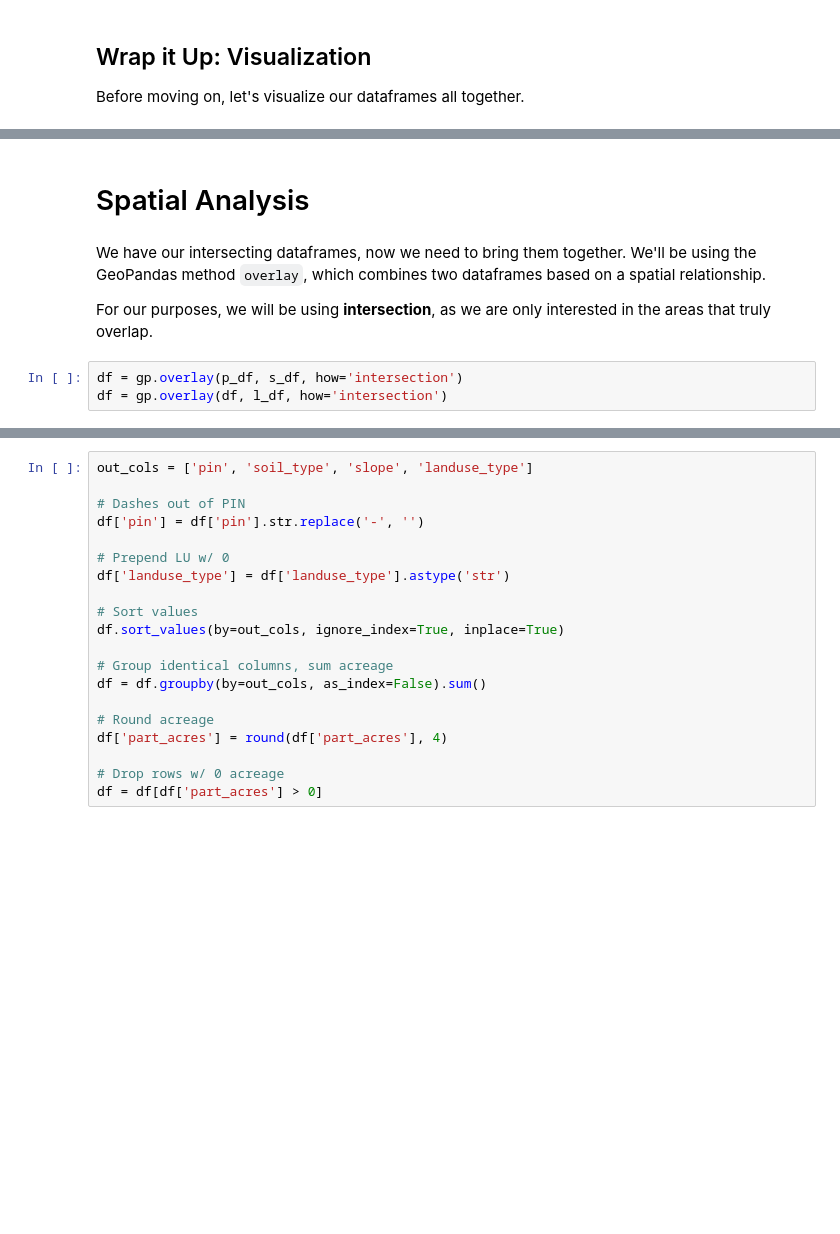
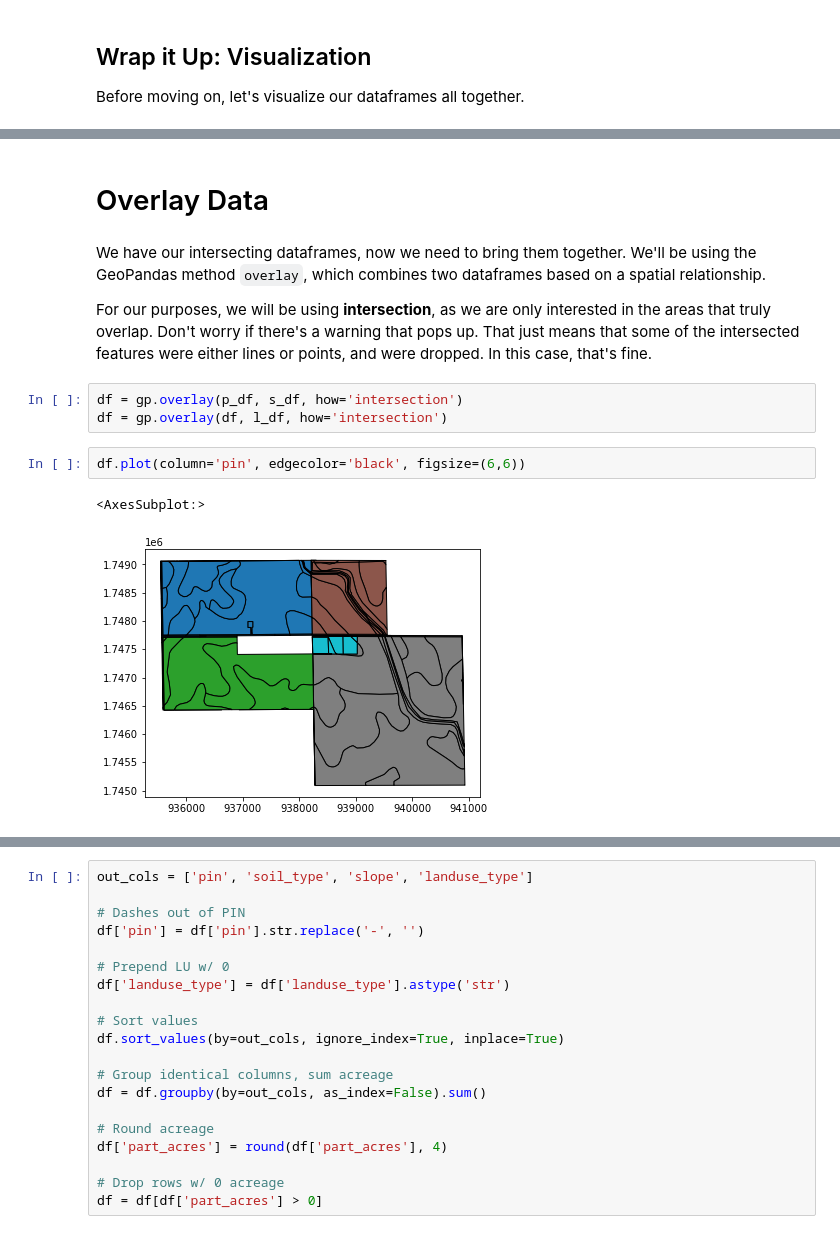
Before and after one commit to kcgis/farm-cards, a Jupyter notebook: farm-cards.ipynb, the cells around one changed output, grey strips where cells are left out. Saved outputs shown, nothing was run; the diff lists cells and outputs as text; blank space fills up the shorter version.

Commit message:
add spatial overlay, more formatting

```diff
--- a/farm-cards.ipynb
+++ b/farm-cards.ipynb
@@ -242,12 +246,17 @@ axs[2].set_title('Landuse')
 plt.show()
 # %% [output]
 [figure]
-# %% [markdown]
-# Spatial Analysis
+# %% [markdown]
+# Overlay Data
 # %% [markdown]
 We have our intersecting dataframes, now we need to bring them together. We'll be using the GeoPandas method `overlay`, which combines two dataframes based on a spatial relationship.
 
-For our purposes, we will be using **intersection**, as we are only interested in the areas that truly overlap.
+For our purposes, we will be using **intersection**, as we are only interested in the areas that truly overlap. Don't worry if there's a warning that pops up. That just means that some of the intersected features were either lines or points, and were dropped. In this case, that's fine.
 # %%
 df = gp.overlay(p_df, s_df, how='intersection')
 df = gp.overlay(df, l_df, how='intersection')
+# %%
+df.plot(column='pin', edgecolor='black', figsize=(6,6))
+# %% [output]
+<AxesSubplot:>
+[figure, added]
```
Also changed, not shown: parts of 46 cells of this notebook.
